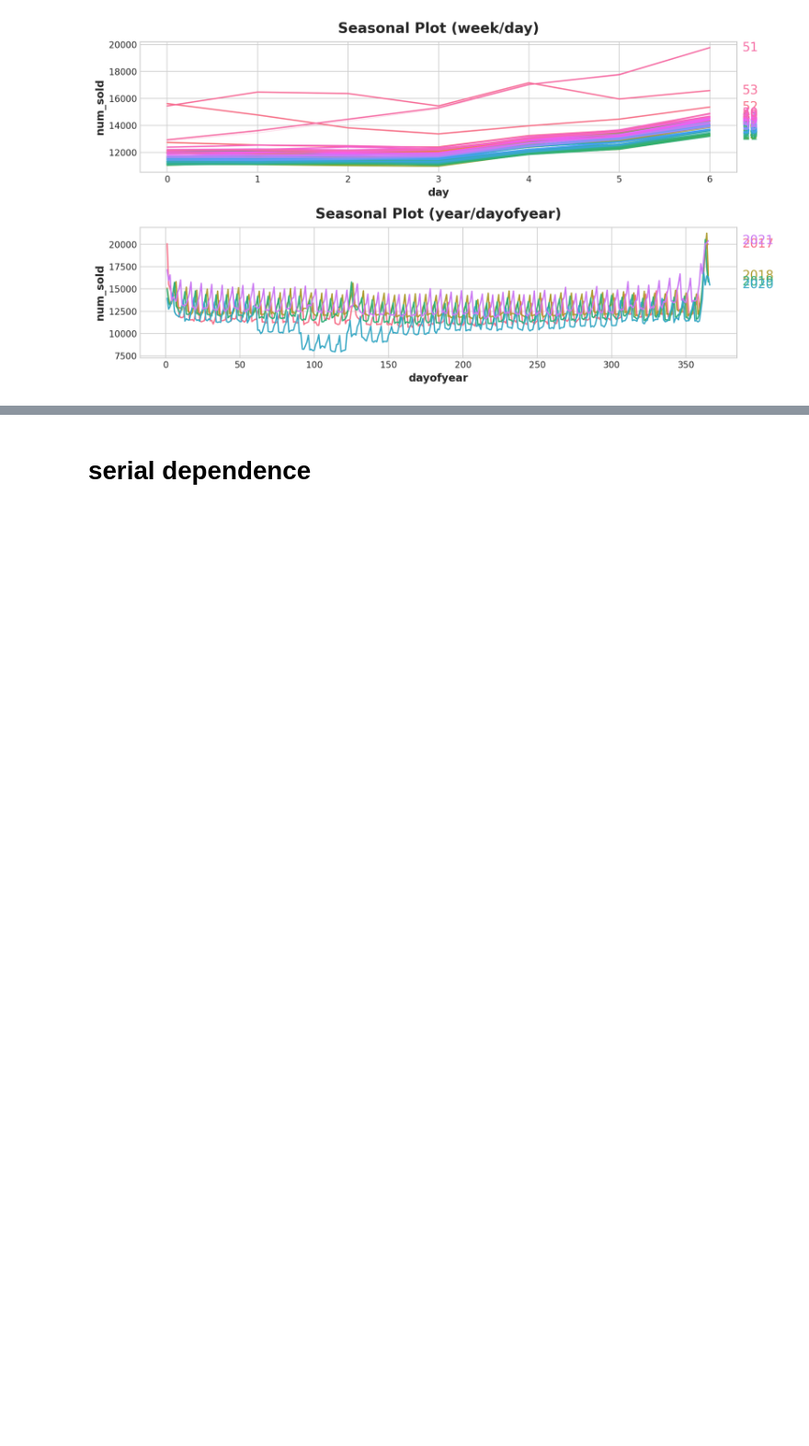
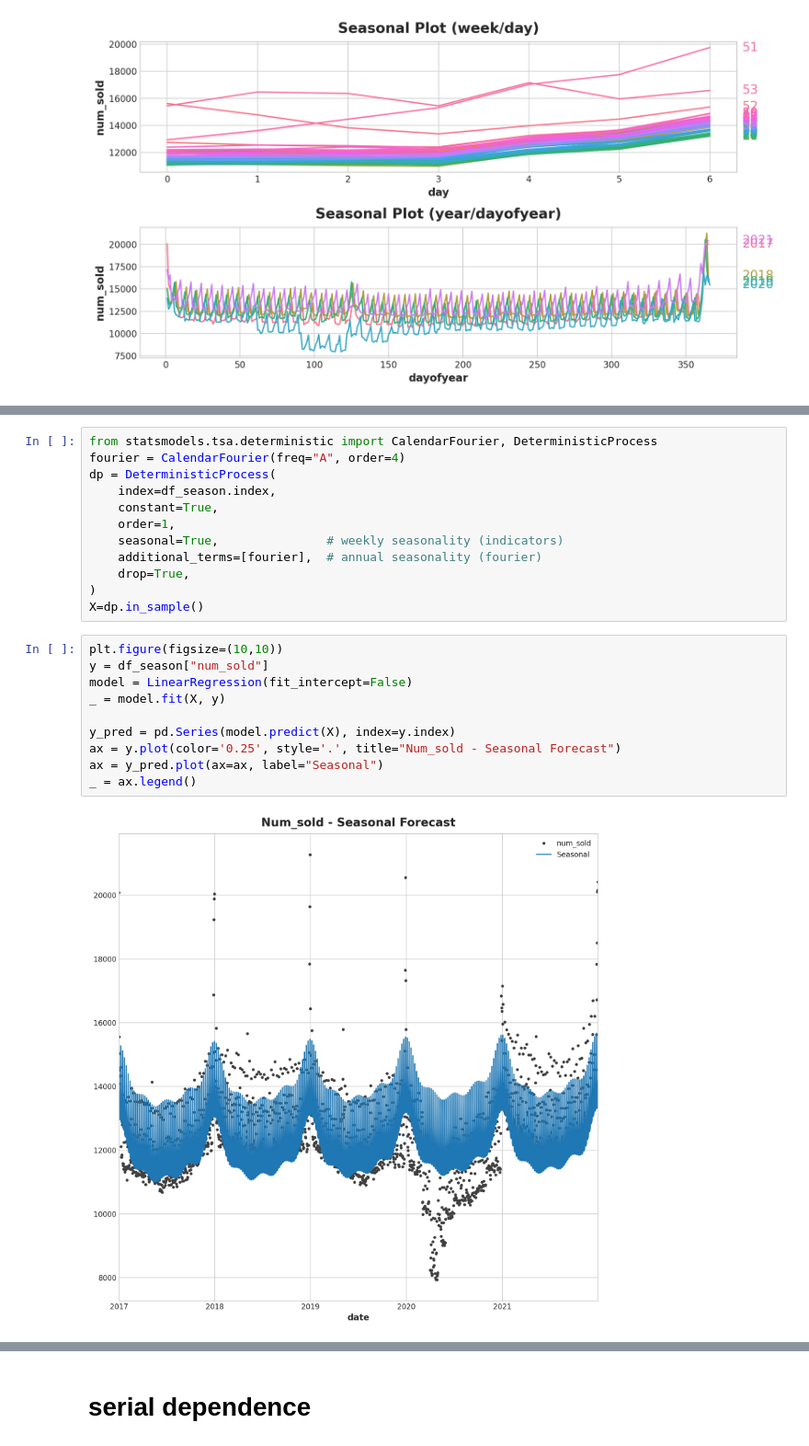
Before and after one commit to vaishakhRaveendran/Kaggle-sale-forcasting, a Jupyter notebook: time-series-forecasting.ipynb, the cells around one changed output, grey strips where cells are left out. Shown at 92% size. Drawn from its saved outputs; the diff is of its cells as text; blank space fills up the shorter version.

Commit message:
Kaggle Notebook | Time_series_Forecasting | Version 6

```diff
--- a/time-series-forecasting.ipynb
+++ b/time-series-forecasting.ipynb
@@ -345,0 +351,24 @@ plot_periodogram(df_season.num_sold);
+# %%
+from statsmodels.tsa.deterministic import CalendarFourier, DeterministicProcess
+fourier = CalendarFourier(freq="A", order=4)
+dp = DeterministicProcess(
+    index=df_season.index,
+    constant=True,
+    order=1,
+    seasonal=True,               # weekly seasonality (indicators)
+    additional_terms=[fourier],  # annual seasonality (fourier)
+    drop=True,
+)
+X=dp.in_sample()
+# %%
+plt.figure(figsize=(10,10))
+y = df_season["num_sold"]
+model = LinearRegression(fit_intercept=False)
+_ = model.fit(X, y)
+
+y_pred = pd.Series(model.predict(X), index=y.index)
+ax = y.plot(color='0.25', style='.', title="Num_sold - Seasonal Forecast")
+ax = y_pred.plot(ax=ax, label="Seasonal")
+_ = ax.legend()
+# %% [output]
+[figure, added]
```
Also changed, not shown: parts of 3 cells of this notebook.
